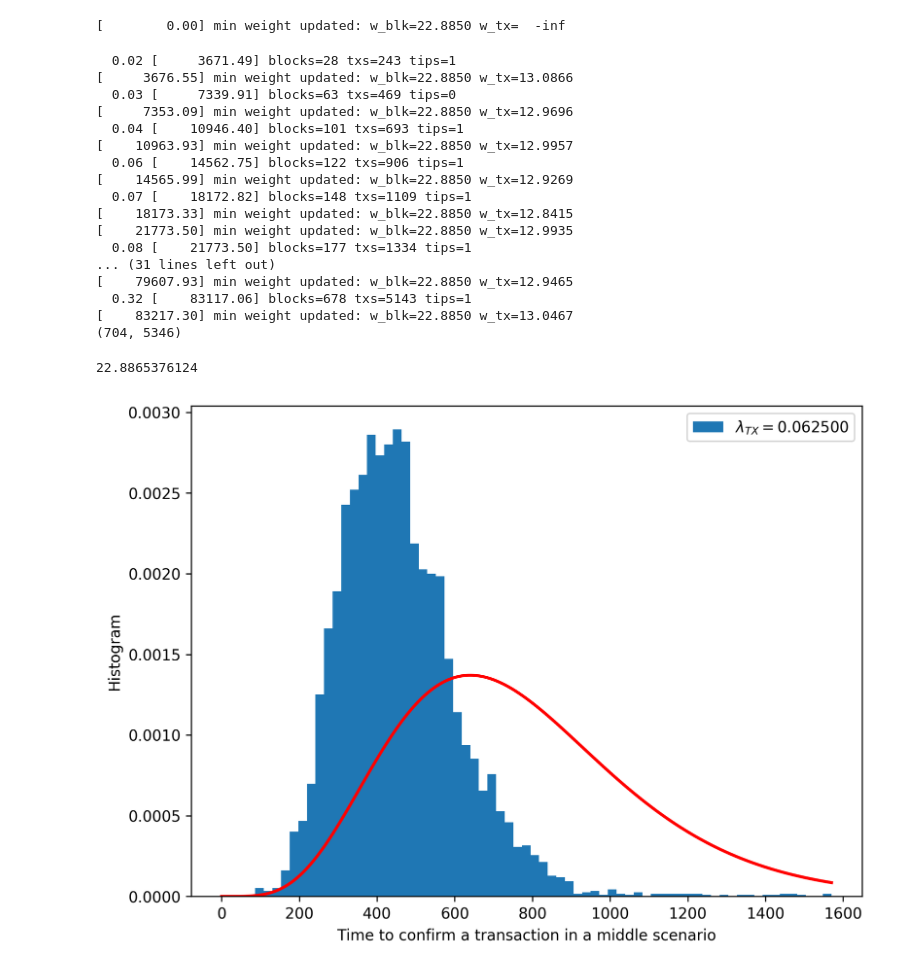
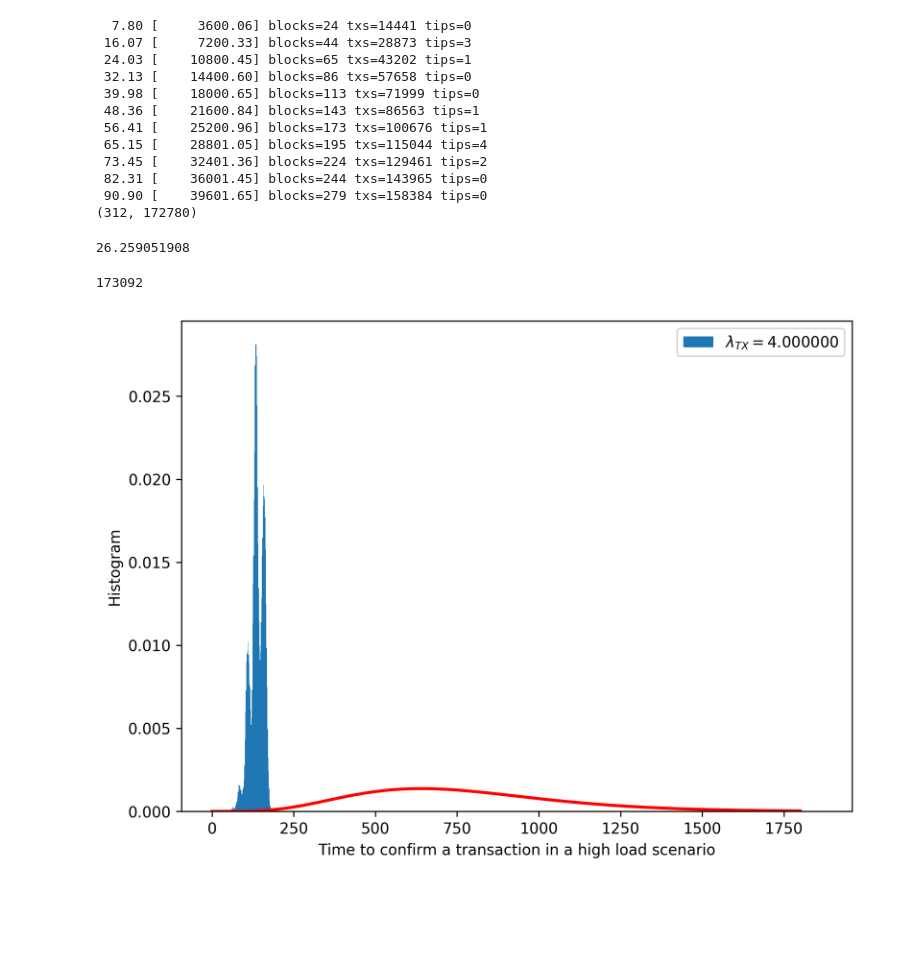
Before and after one commit to HathorNetwork/hathor-simulator, a Jupyter notebook: Hathor Confirmation Time High Load Scenario.ipynb, the cells around one changed output. Saved outputs shown, nothing was run; the diff lists cells and outputs as text; code cells hidden in the pictures; blank space fills up the shorter version.

```diff
--- a/Hathor Confirmation Time High Load Scenario.ipynb
+++ b/Hathor Confirmation Time High Load Scenario.ipynb
@@ -6,56 +7,57 @@ import scipy.stats
 # %%
-sim = HathorSimulator(block_weight=20.30)
+sim = HathorSimulator(block_weight=23.66463018297268)
 
-m0 = Miner(hashpower=10000)
+m0 = Miner(hashpower=100000)
 sim.add_miner(m0)
 
-g1 = TxGenerator(tx_lambda=1/16., hashpower=10000)
+g1 = TxGenerator(tx_lambda=4., hashpower=100000)
 sim.add_tx_generator(g1)
-# %% [output]
-[        0.00] min weight updated: w_blk=22.8850 w_tx=  -inf
 # %%
-sim.run(3600*24, report_interval=3600)
+sim.run(3600*12, report_interval=3600)
 print(len(sim.blocks), len(sim.transactions))
 # %% [output]
-  0.02 [     3671.49] blocks=28 txs=243 tips=1
-[     3676.55] min weight updated: w_blk=22.8850 w_tx=13.0866
-  0.03 [     7339.91] blocks=63 txs=469 tips=0
-[     7353.09] min weight updated: w_blk=22.8850 w_tx=12.9696
-  0.04 [    10946.40] blocks=101 txs=693 tips=1
-[    10963.93] min weight updated: w_blk=22.8850 w_tx=12.9957
-  0.06 [    14562.75] blocks=122 txs=906 tips=1
-[    14565.99] min weight updated: w_blk=22.8850 w_tx=12.9269
-  0.07 [    18172.82] blocks=148 txs=1109 tips=1
-[    18173.33] min weight updated: w_blk=22.8850 w_tx=12.8415
-[    21773.50] min weight updated: w_blk=22.8850 w_tx=12.9935
-  0.08 [    21773.50] blocks=177 txs=1334 tips=1
-... (31 lines left out)
-[    79607.93] min weight updated: w_blk=22.8850 w_tx=12.9465
-  0.32 [    83117.06] blocks=678 txs=5143 tips=1
-[    83217.30] min weight updated: w_blk=22.8850 w_tx=13.0467
-(704, 5346)
+  7.80 [     3600.06] blocks=24 txs=14441 tips=0
+ 16.07 [     7200.33] blocks=44 txs=28873 tips=3
+ 24.03 [    10800.45] blocks=65 txs=43202 tips=1
+ 32.13 [    14400.60] blocks=86 txs=57658 tips=0
+ 39.98 [    18000.65] blocks=113 txs=71999 tips=0
+ 48.36 [    21600.84] blocks=143 txs=86563 tips=1
+ 56.41 [    25200.96] blocks=173 txs=100676 tips=1
+ 65.15 [    28801.05] blocks=195 txs=115044 tips=4
+ 73.45 [    32401.36] blocks=224 txs=129461 tips=2
+ 82.31 [    36001.45] blocks=244 txs=143965 tips=0
+ 90.90 [    39601.65] blocks=279 txs=158384 tips=0
+(312, 172780)
 # %%
 print(sim.min_weight_confirmed)
 # %% [output]
-22.8865376124
+26.259051908
 # %%
 nodes = sim.transactions + sim.blocks
 nodes.sort(key=lambda x: x.time)
+print(len(nodes))
+# %% [output]
+173092
 # %%
 v = [tx.extras['confirmed_time'] - tx.time for tx in nodes if tx.type == 'tx' and 'confirmed_time' in tx.extras]
+# %%
+if len(v) > 50000:
+    v2 = random.sample(v, 50000)
+else:
+    v2 = v
 # %%
 plt.figure(figsize=(8, 6), dpi=300)
-plt.hist(v, bins='fd', density=True, label='$\lambda_{{TX}} = {:.6f}$'.format(g1.tx_lambda));
+plt.hist(v2, bins='fd', density=True, label='$\lambda_{{TX}} = {:.6f}$'.format(g1.tx_lambda));
 
-x = np.linspace(0, max(v), 1000)
+x = np.linspace(0, 1800, 2000)
 y = scipy.stats.erlang.pdf(x, 6, 0, 128)
 plt.plot(x, y, 'r', linewidth=2);
 
 plt.ylabel('Histogram')
-plt.xlabel('Time to confirm a transaction in a middle scenario');
+plt.xlabel('Time to confirm a transaction in a high load scenario');
 plt.legend();
 # %% [output]
-[figure, old version]
+[figure, new version]
 # %%
 print(sim.block_weight, sim.min_weight_confirmed)
 for tx in nodes:
```
Also changed, not shown: parts of 2 cells of this notebook, 4 other files.
